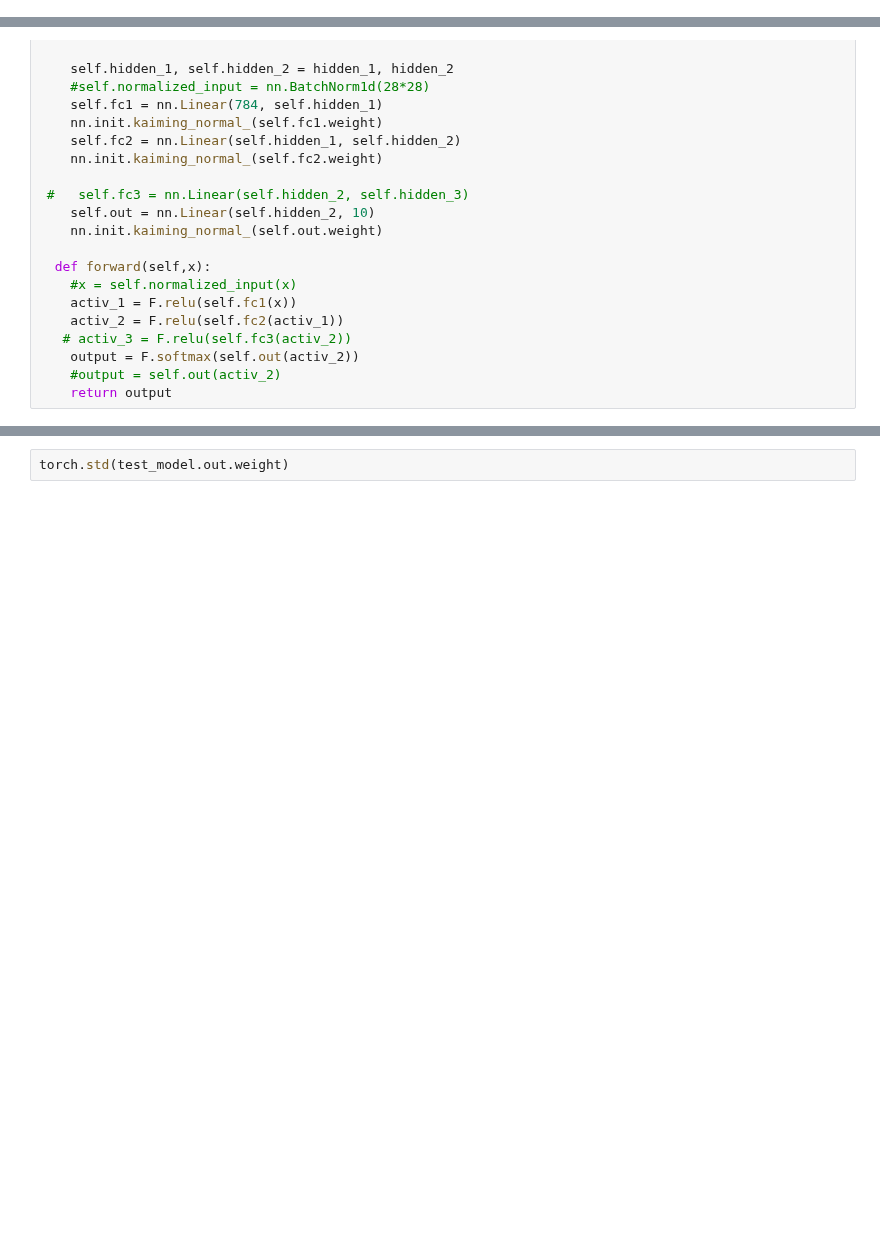
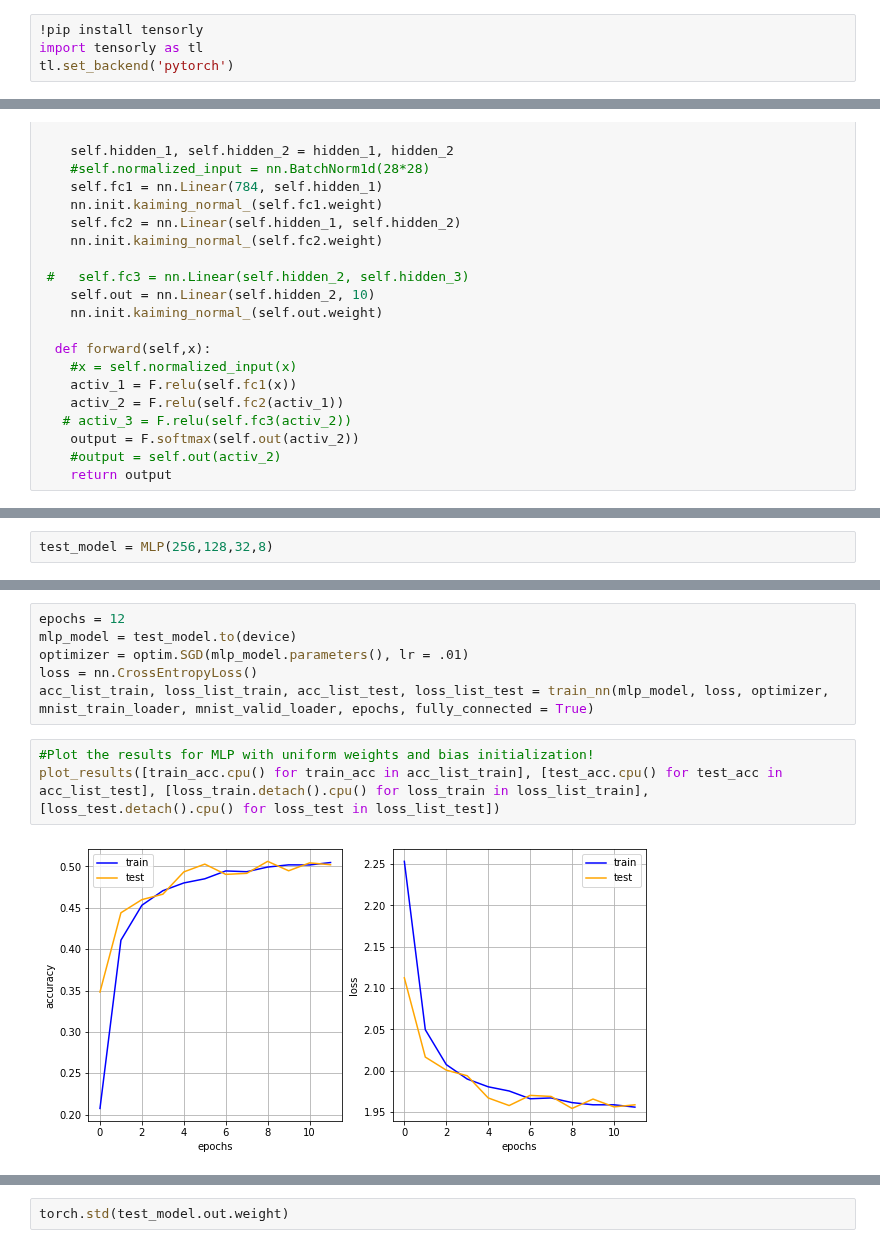
Before and after one commit to Beh-noush/General-Python, a Jupyter notebook: MLP_and_conv_deepnets.ipynb, the cells around one changed output, grey strips where cells are left out. Saved outputs shown, nothing was run; the diff lists cells and outputs as text; blank space fills up the shorter version.

```diff
--- a/MLP_and_conv_deepnets.ipynb
+++ b/MLP_and_conv_deepnets.ipynb
@@ -4,3 +4,7 @@
 References for this code: https://github.com/Cours-EDUlib/IVADO-DL101/blob/master/tutorials/Day3_CNN_solutions.ipynb, https://pytorch.org/tutorials/beginner/transfer_learning_tutorial.html and https://github.com/likarajo/ant_bees/blob/main/ant_bees.ipynb.
 # %% [markdown]
 #PART 1: MLP on MNIST
+# %%
+!pip install tensorly
+import tensorly as tl
+tl.set_backend('pytorch')
@@ -158,0 +248,2 @@ test_model = MLP(512,128)
+# %%
+test_model = MLP(256,128,32,8)
@@ -158,0 +270,11 @@ test_model = MLP(512,128)
+# %%
+epochs = 12
+mlp_model = test_model.to(device)
+optimizer = optim.SGD(mlp_model.parameters(), lr = .01)
+loss = nn.CrossEntropyLoss()
+acc_list_train, loss_list_train, acc_list_test, loss_list_test = train_nn(mlp_model, loss, optimizer, mnist_train_loader, mnist_valid_loader, epochs, fully_connected = True)
+# %%
+#Plot the results for MLP with uniform weights and bias initialization!
+plot_results([train_acc.cpu() for train_acc in acc_list_train], [test_acc.cpu() for test_acc in acc_list_test], [loss_train.detach().cpu() for loss_train in loss_list_train], [loss_test.detach().cpu() for loss_test in loss_list_test])
+# %% [output]
+[figure, added]
```
Also changed, not shown: parts of 20 cells of this notebook.
